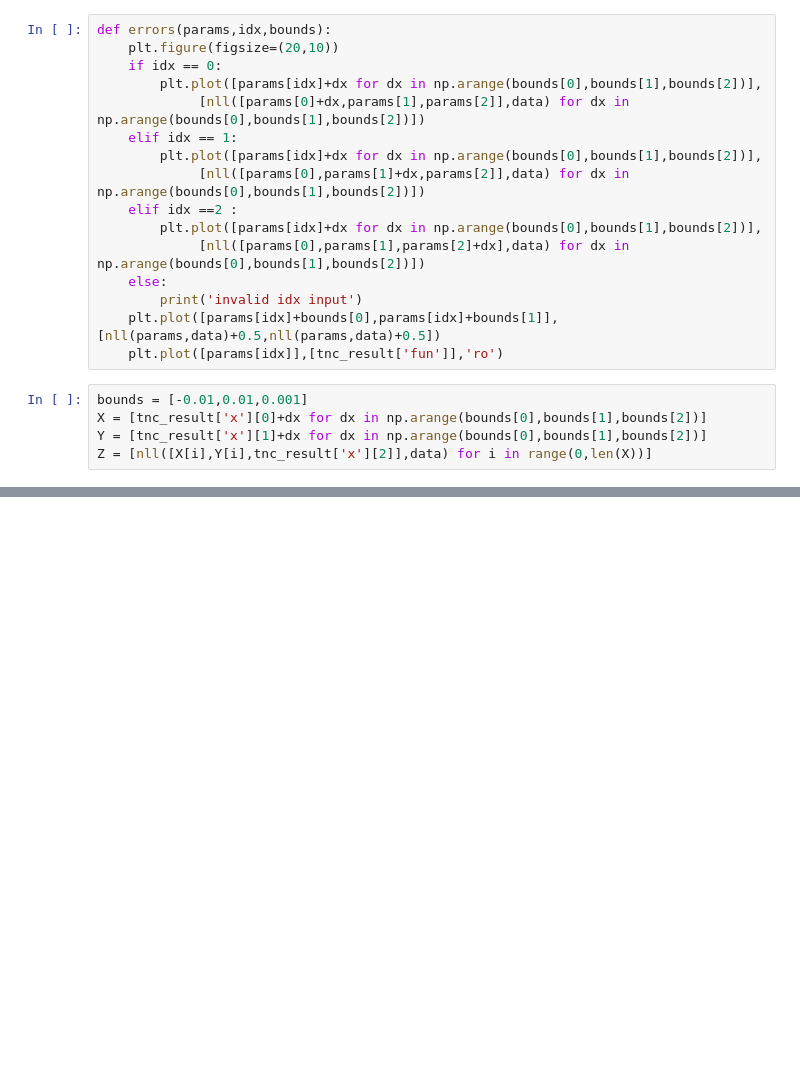
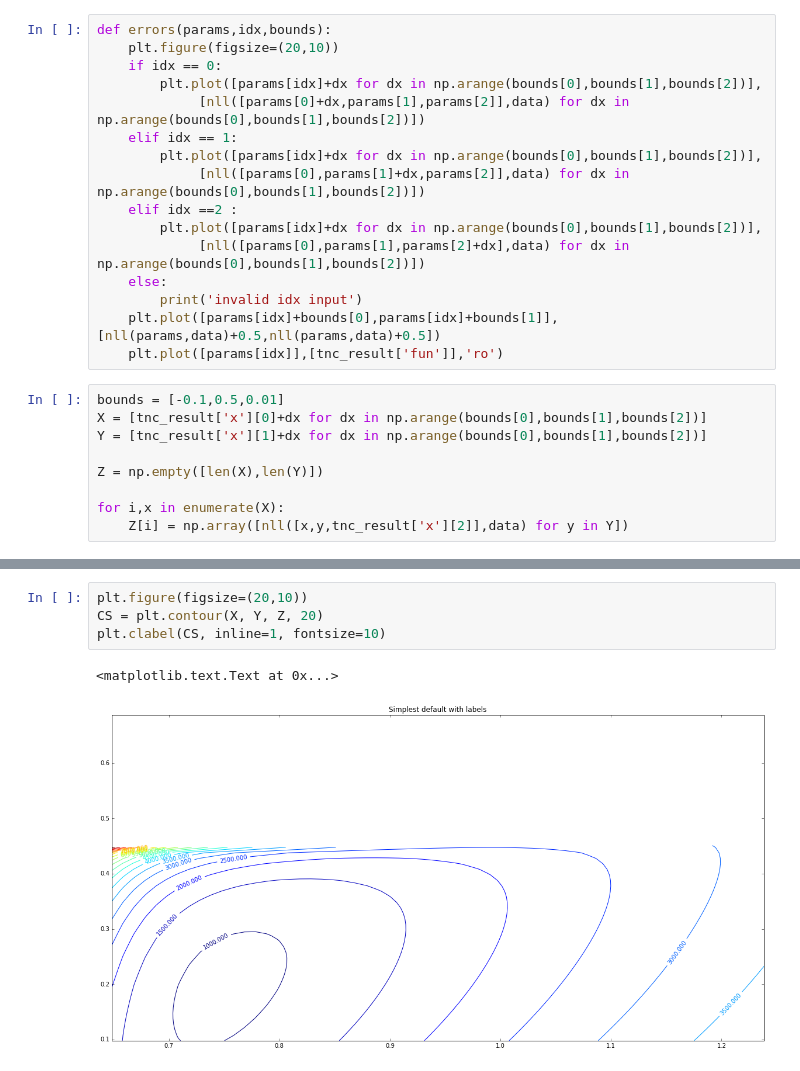
Before and after one commit to calumhrmurray/NumRep, a Jupyter notebook: max_likelihood/MLE.ipynb, the cells around one changed output, grey strips where cells are left out. Saved outputs shown, nothing was run; the diff lists cells and outputs as text; blank space fills up the shorter version.

```diff
--- a/max_likelihood/MLE.ipynb
+++ b/max_likelihood/MLE.ipynb
@@ -107,7 +107,11 @@ def errors(params,idx,bounds):
     plt.plot([params[idx]+bounds[0],params[idx]+bounds[1]],[nll(params,data)+0.5,nll(params,data)+0.5])
     plt.plot([params[idx]],[tnc_result['fun']],'ro')
 # %%
-bounds = [-0.01,0.01,0.001]
+bounds = [-0.1,0.5,0.01]
 X = [tnc_result['x'][0]+dx for dx in np.arange(bounds[0],bounds[1],bounds[2])]
 Y = [tnc_result['x'][1]+dx for dx in np.arange(bounds[0],bounds[1],bounds[2])]
-Z = [nll([X[i],Y[i],tnc_result['x'][2]],data) for i in range(0,len(X))]
+
+Z = np.empty([len(X),len(Y)])
+
+for i,x in enumerate(X):
+    Z[i] = np.array([nll([x,y,tnc_result['x'][2]],data) for y in Y])
@@ -117,0 +153,7 @@ len(X)
+# %%
+plt.figure(figsize=(20,10))
+CS = plt.contour(X, Y, Z, 20)
+plt.clabel(CS, inline=1, fontsize=10)
+# %% [output]
+<matplotlib.text.Text at 0x...>
+[figure, added]
```
Also changed, not shown: parts of 6 cells of this notebook, 6 other files.
